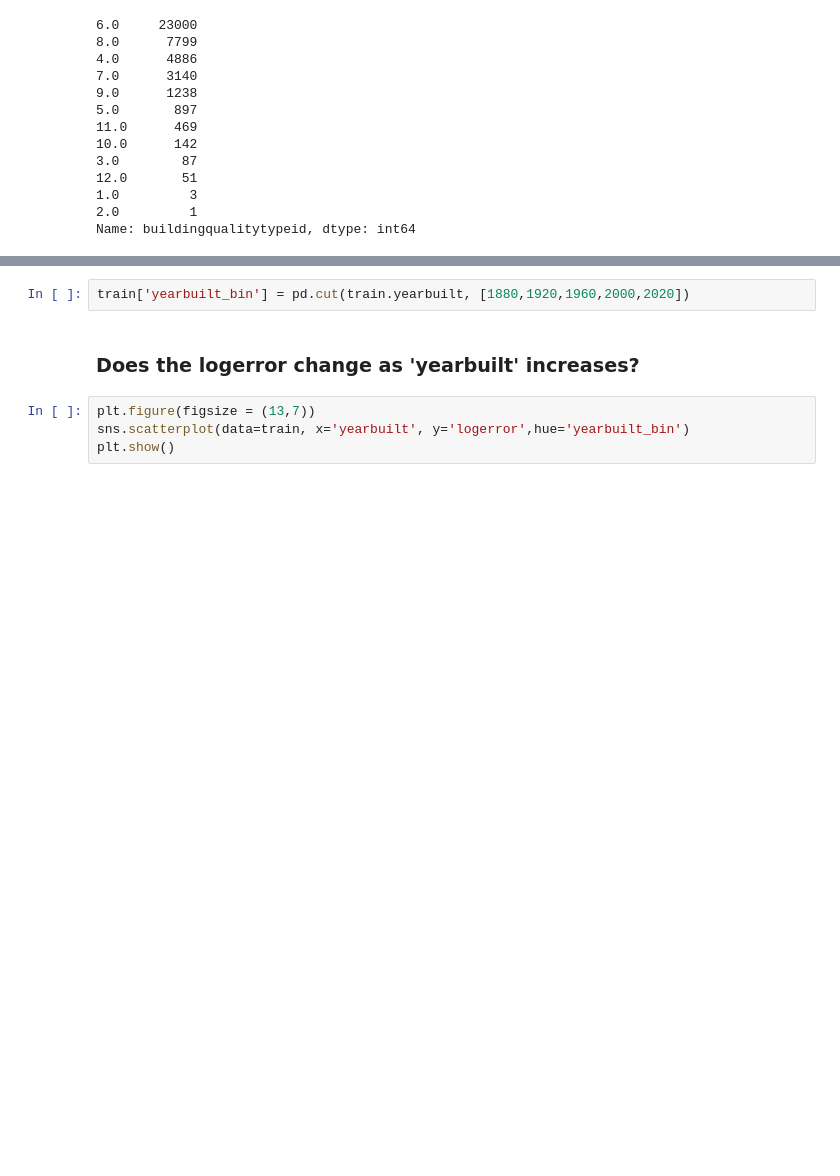
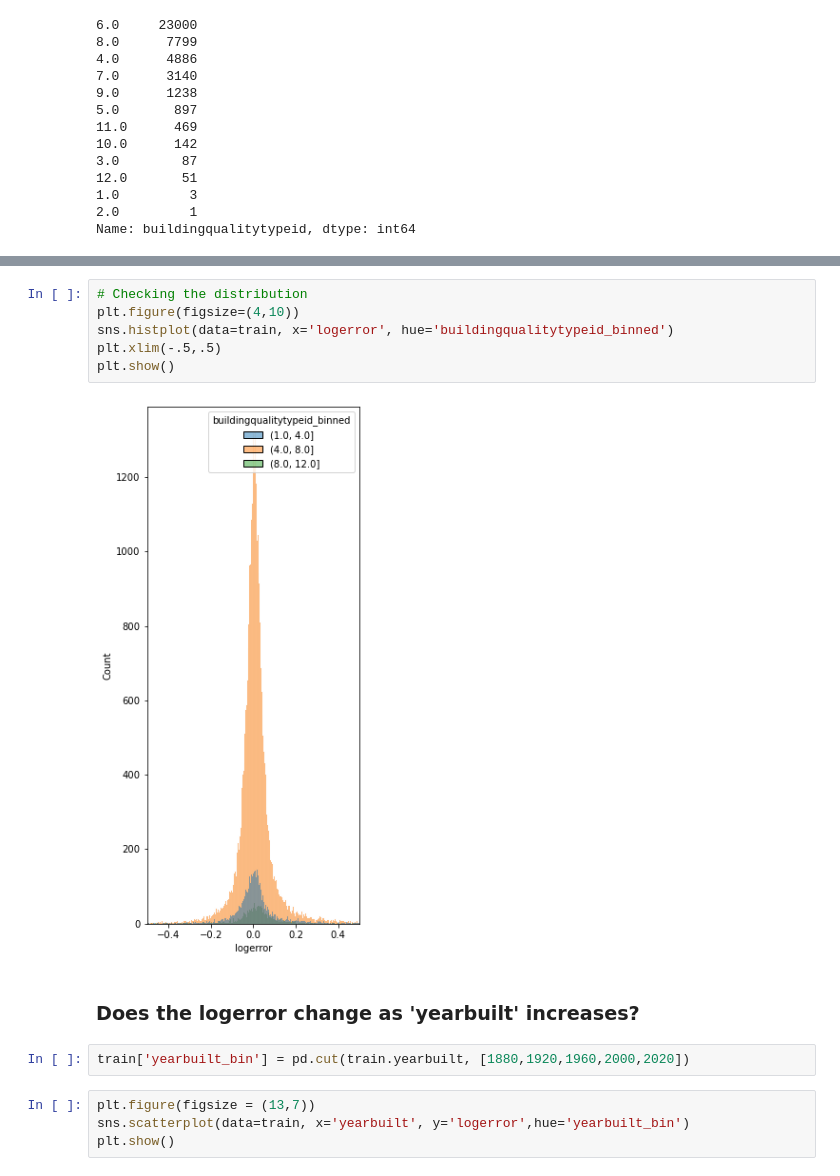
Before and after one commit to Joshua-C-Bryant/clustering-exercises, a Jupyter notebook: explore_zillow.ipynb, the cells around one changed output, grey strips where cells are left out. Drawn from its saved outputs; the diff is of its cells as text; blank space fills up the shorter version.

```diff
--- a/explore_zillow.ipynb
+++ b/explore_zillow.ipynb
@@ -121,7 +137,15 @@ Name: buildingqualitytypeid, dtype: int64
+# %%
+# Checking the distribution
+plt.figure(figsize=(4,10))
+sns.histplot(data=train, x='logerror', hue='buildingqualitytypeid_binned')
+plt.xlim(-.5,.5)
+plt.show()
+# %% [output]
+[figure, added]
+# %% [markdown]
+### Does the logerror change as 'yearbuilt' increases?
 # %%
 train['yearbuilt_bin'] = pd.cut(train.yearbuilt, [1880,1920,1960,2000,2020])
-# %% [markdown]
-### Does the logerror change as 'yearbuilt' increases?
 # %%
 plt.figure(figsize = (13,7))
 sns.scatterplot(data=train, x='yearbuilt', y='logerror',hue='yearbuilt_bin')
```
Also changed, not shown: parts of 6 cells of this notebook.
